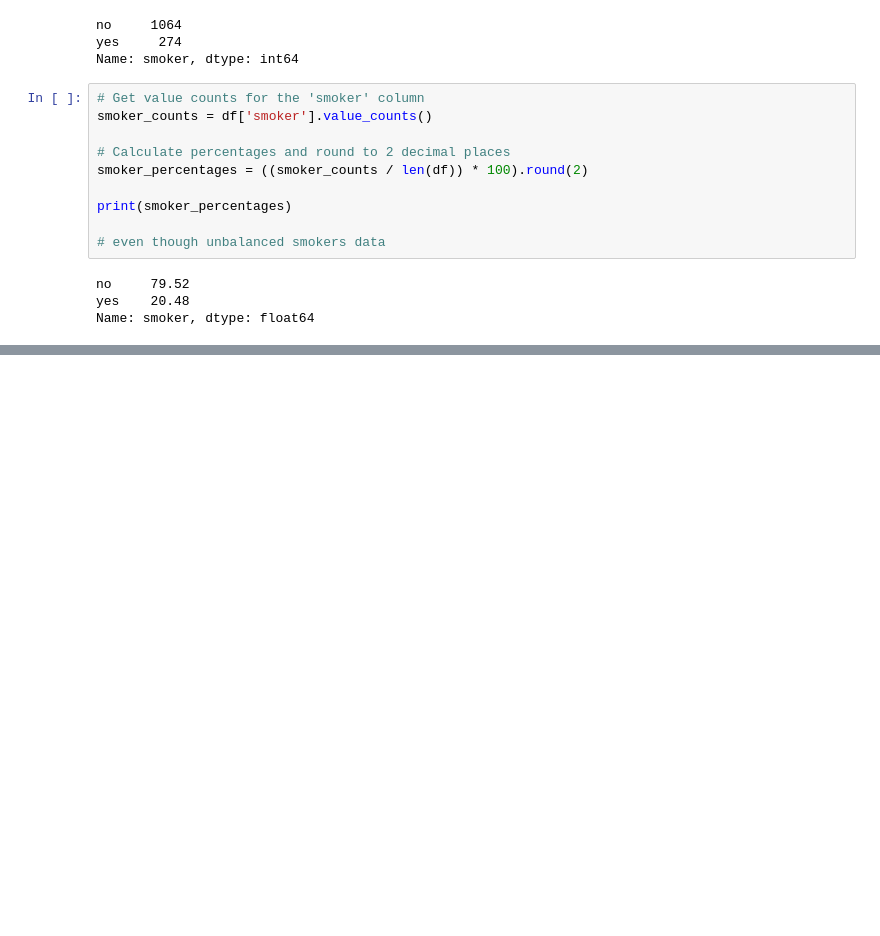
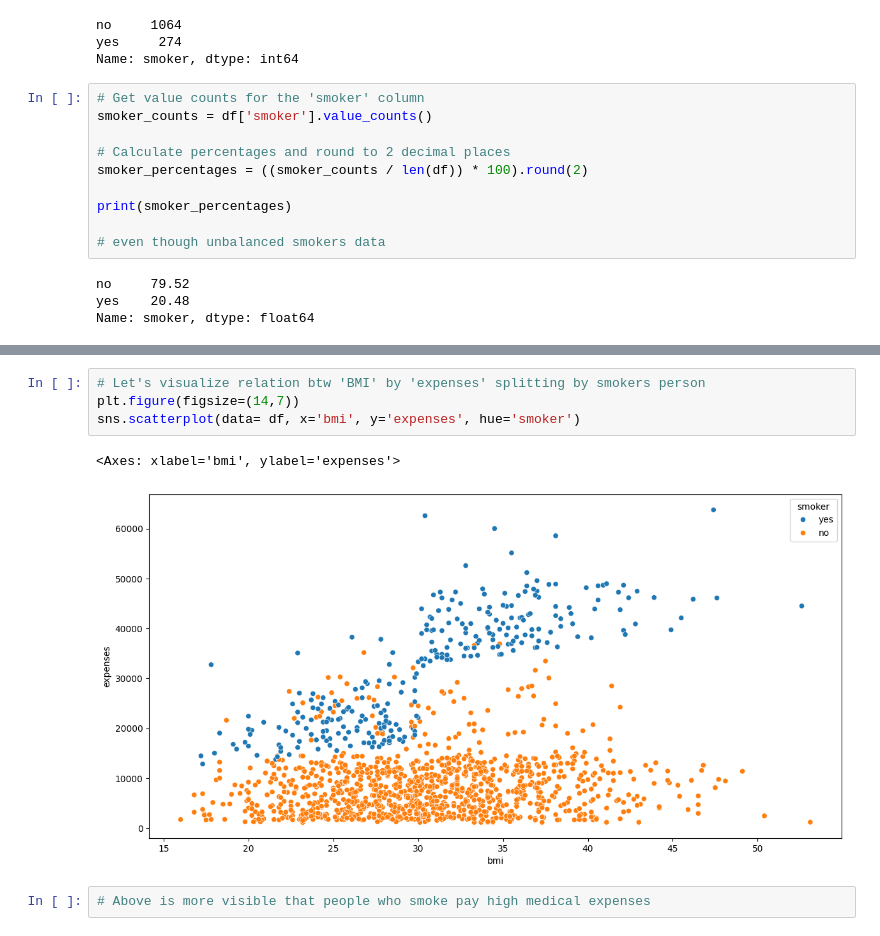
Before and after one commit to ecomunick/omdena, a Jupyter notebook: Advanced_DS/MLDS_2Assignment_MC.ipynb, the cells around one changed output, grey strips where cells are left out. Cells and saved outputs as stored; diff of their text form; blank space fills up the shorter version.

```diff
--- a/Advanced_DS/MLDS_2Assignment_MC.ipynb
+++ b/Advanced_DS/MLDS_2Assignment_MC.ipynb
@@ -158,0 +196,9 @@ Name: smoker, dtype: float64
+# %%
+# Let's visualize relation btw 'BMI' by 'expenses' splitting by smokers person
+plt.figure(figsize=(14,7))
+sns.scatterplot(data= df, x='bmi', y='expenses', hue='smoker')
+# %% [output]
+<Axes: xlabel='bmi', ylabel='expenses'>
+[figure, added]
+# %%
+# Above is more visible that people who smoke pay high medical expenses
```
Also changed, not shown: parts of 35 cells of this notebook.
